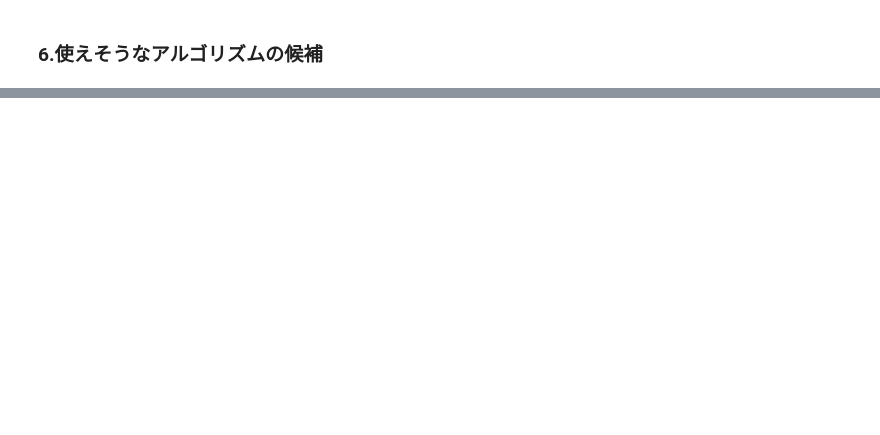
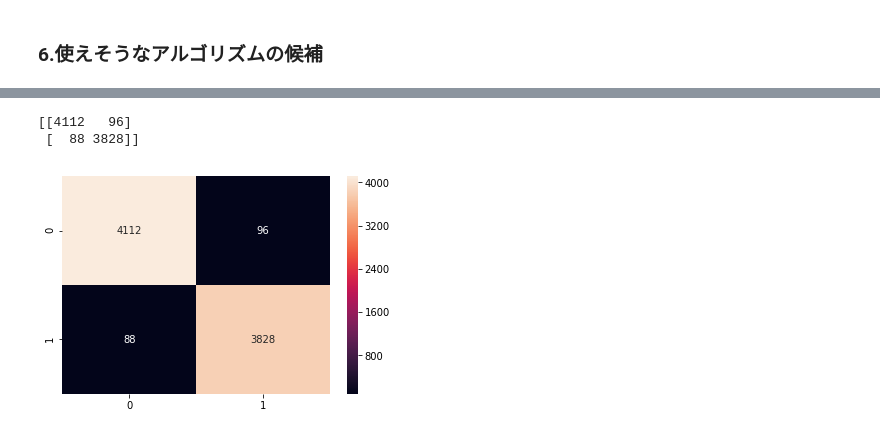
Before and after one commit to glanzend/skillupai, a Jupyter notebook: mushroom-classification-DAY5.ipynb, the cells around one changed output, grey strips where cells are left out. Saved outputs shown, nothing was run; the diff lists cells and outputs as text; code cells hidden in the pictures; blank space fills up the shorter version.

```diff
--- a/mushroom-classification-DAY5.ipynb
+++ b/mushroom-classification-DAY5.ipynb
@@ -272,0 +439,36 @@ Index(['class_e', 'class_p', 'cap-shape_b', 'cap-shape_c', 'cap-shape_f',
+# %%
+from sklearn.model_selection import KFold
+from sklearn.metrics import mean_squared_error, mean_absolute_error
+
+kf = KFold(n_splits=5, random_state=1234, shuffle=True)
+kf.get_n_splits(X, y)
+
+df_result = pd.DataFrame()
+
+for train_index, test_index in kf.split(X, y):
+    print("TRAIN:", train_index, "TEST:", test_index)
+    X_train, X_test = X[train_index], X[test_index]
+    y_train, y_test = y[train_index], y[test_index]
+
+    regr = LinearRegression(fit_intercept=True)
+    regr.fit(X_train, y_train)
+    print("決定係数=",regr.score(X_train, y_train))
+    y_pred = regr.predict(X_test)
+
+    for i in range(len(y_pred)):
+        if y_pred[i] >= 0.5:
+            y_pred[i] = 1
+        else:
+            y_pred[i] = 0
+    df = pd.DataFrame({"y_test":y_test, "y_pred":y_pred})
+    df_result = pd.concat([df_result, df], axis=0)
+
+# 評価指標の算出
+y_test = df_result["y_test"]
+y_pred = df_result["y_pred"]
+
+mse = mean_squared_error(y_test, y_pred)
+mae = mean_absolute_error(y_test, y_pred)
+print("MSE=%s"%round(mse,3) )
+print("RMSE=%s"%round(np.sqrt(mse), 3) )
+print("MAE=%s"%round(mae,3) )
@@ -272,0 +506,9 @@ Index(['class_e', 'class_p', 'cap-shape_b', 'cap-shape_c', 'cap-shape_f',
+# %%
+from sklearn.metrics import confusion_matrix
+print(confusion_matrix(y_test, y_pred))
+sns.heatmap(confusion_matrix(y_test, y_pred),annot=True,fmt='d')
+plt.show()
+# %% [output]
+[[4112   96]
+ [  88 3828]]
+[figure, added]
```
Also changed, not shown: parts of 34 cells of this notebook.
